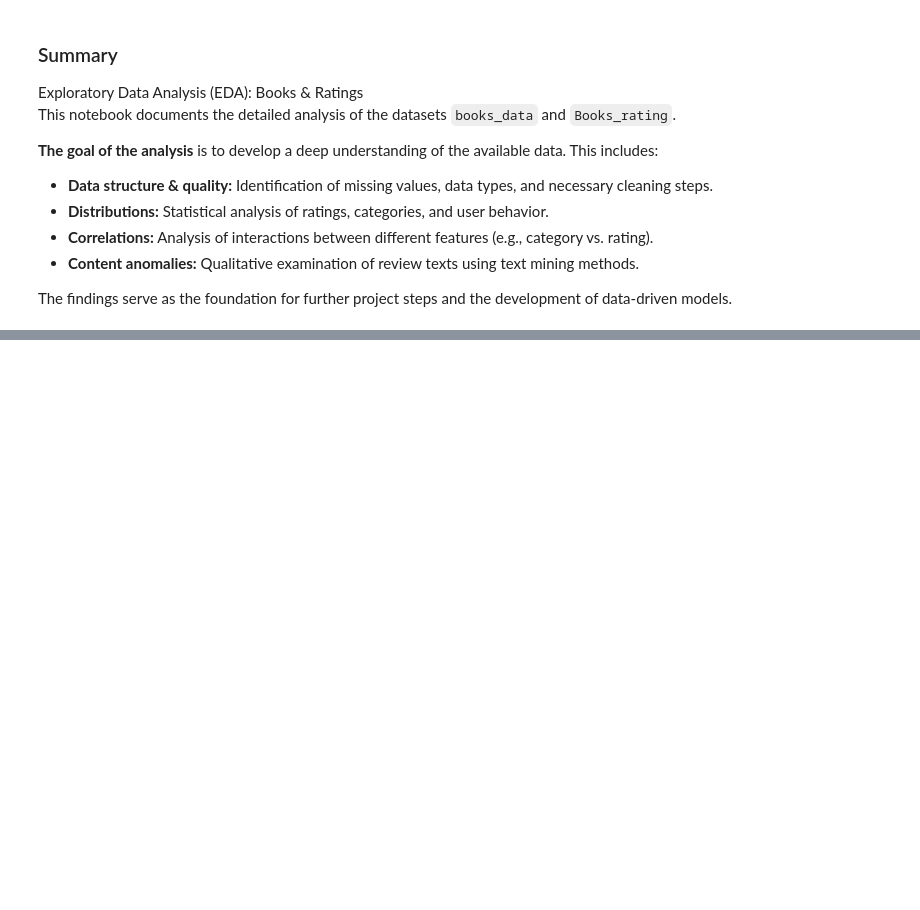
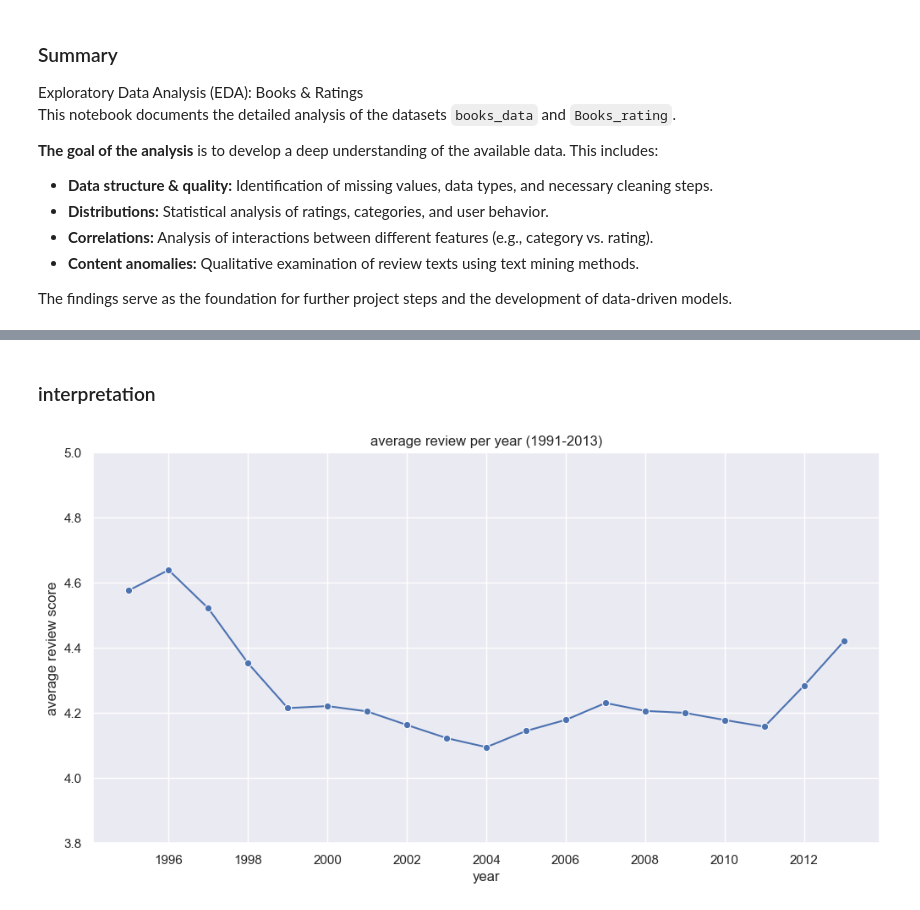
Before and after one commit to JanisEcker/Praxisprojekt1, a Jupyter notebook: DataExploration/DataDescription.ipynb, the cells around one changed output, grey strips where cells are left out. Cells and saved outputs as stored; diff of their text form; code cells hidden in the pictures; blank space fills up the shorter version.

```diff
--- a/DataExploration/DataDescription.ipynb
+++ b/DataExploration/DataDescription.ipynb
@@ -611,0 +634,24 @@ The findings serve as the foundation for further project steps and the developme
+# %% [markdown]
+### interpretation
+# %%
+# evaluation of reviews over time (after 1990, reasoning see above)
+
+df_time_score = df2[(df2['review_year'] > 1990) & (df2['review_year'] < 2014)]
+
+# avg review/ year
+avg_score_per_year = df_time_score.groupby('review_year')['review/score'].mean().reset_index()
+
+plt.figure(figsize=(12, 6))
+sns.lineplot(x='review_year', y='review/score', data=avg_score_per_year, marker='o')
+plt.title('average review per year (1991-2013)')
+plt.xlabel('year')
+plt.ylabel('average review score')
+plt.ylim(3.8, 5.0)
+plt.grid(True)
+plt.gca().xaxis.set_major_locator(MaxNLocator(integer=True))
+plt.show()
+
+# free up memory
+del df_time_score, avg_score_per_year
+# %% [output]
+[figure, added]
```
Also changed, not shown: parts of 19 cells of this notebook.
